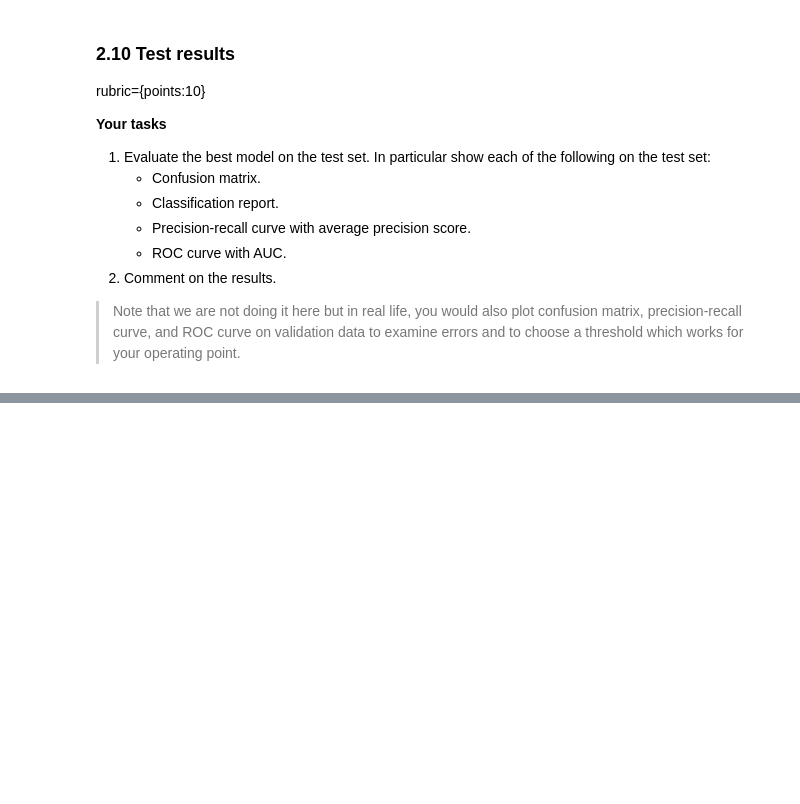
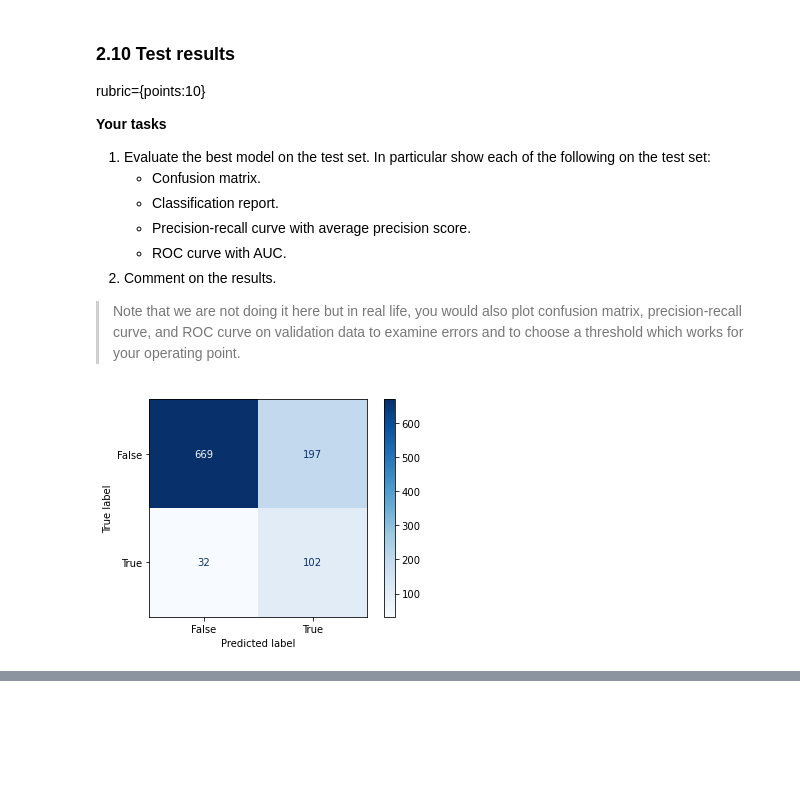
Before and after one commit to SilentM/cpsc330-2021W2, a Jupyter notebook: hw/hw5/hw5.ipynb, the cells around one changed output, grey strips where cells are left out. Drawn from its saved outputs; the diff is of its cells as text; code cells hidden in the pictures; blank space fills up the shorter version.

```diff
--- a/hw/hw5/hw5.ipynb
+++ b/hw/hw5/hw5.ipynb
@@ -311,3 +360,6 @@ y_test = test_df["churn"]
 rubric={points:4}
 
 Fit and transform your `ColumnTransformer` on your training set. Print the first 5 rows of the transformed data as a dataframe (not numpy array). See lecture 10 for code that can get you the new column names after transforming.
+# %%
+X_train_pp = preprocessor.fit(X_train, y_train)
+preprocessor.named_transformers_
@@ -364,3 +530,22 @@ Now let's tune the hyperparameters of our `LogisticRegression` using `GridSearch
 
 1. Jointly optimize `C` (choose some reasonable values) and `class_weight` (`None` vs. `'balanced'`) with `GridSearchCV` and `scoring="f1"`.
 2. What values of `C` and `class_weight` are chosen and what is the best cross-validation f1 score?
+# %%
+C_vals = 10.0 ** np.arange(-2, 2, 0.5)
+class_weight_vals = ["None", "balanced"]
+
+param_grid = {
+    "logisticregression__C": C_vals,
+    "logisticregression__class_weight": class_weight_vals,
+}
+
+
+scoring="f1"
+
+lr = LogisticRegression(max_iter=1000)
+pipe_lr = make_pipeline(preprocessor, lr)
+
+grid_search = GridSearchCV(pipe_lr, param_grid, cv=2, n_jobs=-1, return_train_score=True, scoring=scoring)
+grid_search.fit(X_train,y_train)
+print(grid_search.best_score_)
+print(grid_search.best_params_)
@@ -379,3 +569,17 @@ rubric={points:10}
 3. Comment on the results.
 
 > Note that we are not doing it here but in real life, you would also plot confusion matrix, precision-recall curve, and ROC curve on validation data to examine errors and to choose a threshold which works for your operating point.
+# %%
+# Taken from lecture 9
+from sklearn.metrics import plot_confusion_matrix
+
+plot_confusion_matrix(
+    grid_search,
+    X_test,
+    y_test,
+    display_labels=["False", "True"],
+    values_format="d",
+    cmap=plt.cm.Blues,
+);
+# %% [output]
+[figure, added]
```
Also changed, not shown: parts of 18 cells of this notebook.
